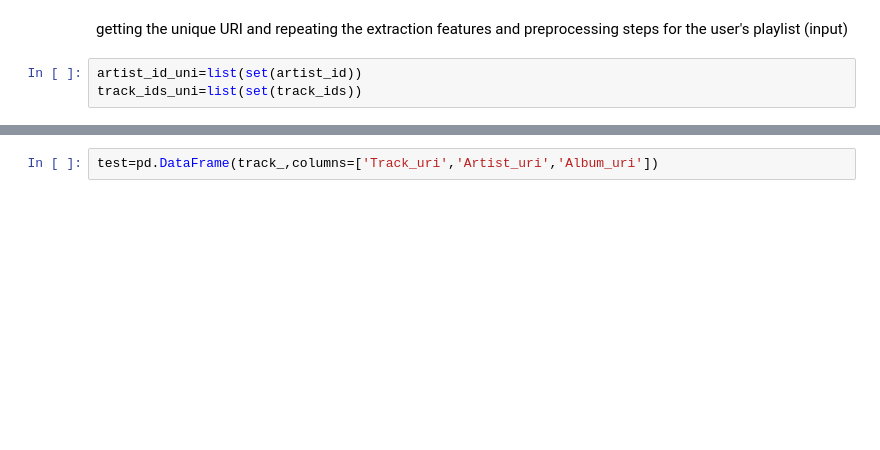
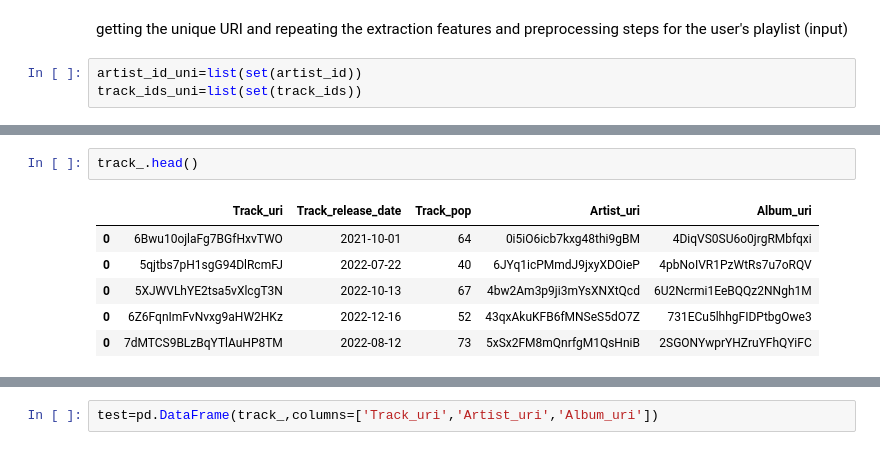
Before and after one commit to rodolfolermacontreras/Recommender_System_Songs, a Jupyter notebook: Modeling.ipynb, the cells around one changed output, grey strips where cells are left out. Cells and saved outputs as stored; diff of their text form; blank space fills up the shorter version.

```diff
--- a/Modeling.ipynb
+++ b/Modeling.ipynb
@@ -143,0 +141,9 @@ list index out of range
+# %%
+track_.head()
+# %% [output]
+|  | Track_uri | Track_release_date | Track_pop | Artist_uri | Album_uri |
+| 0 | 6Bwu10ojlaFg7BGfHxvTWO | 2021-10-01 | 64 | 0i5iO6icb7kxg48thi9gBM | 4DiqVS0SU6o0jrgRMbfqxi |
+| 0 | 5qjtbs7pH1sgG94DlRcmFJ | 2022-07-22 | 40 | 6JYq1icPMmdJ9jxyXDOieP | 4pbNoIVR1PzWtRs7u7oRQV |
+| 0 | 5XJWVLhYE2tsa5vXlcgT3N | 2022-10-13 | 67 | 4bw2Am3p9ji3mYsXNXtQcd | 6U2Ncrmi1EeBQQz2NNgh1M |
+| 0 | 6Z6FqnImFvNvxg9aHW2HKz | 2022-12-16 | 52 | 43qxAkuKFB6fMNSeS5dO7Z | 731ECu5lhhgFIDPtbgOwe3 |
+| 0 | 7dMTCS9BLzBqYTlAuHP8TM | 2022-08-12 | 73 | 5xSx2FM8mQnrfgM1QsHniB | 2SGONYwprYHZruYFhQYiFC |
```
Also changed, not shown: parts of 39 cells of this notebook, 13 other files.
